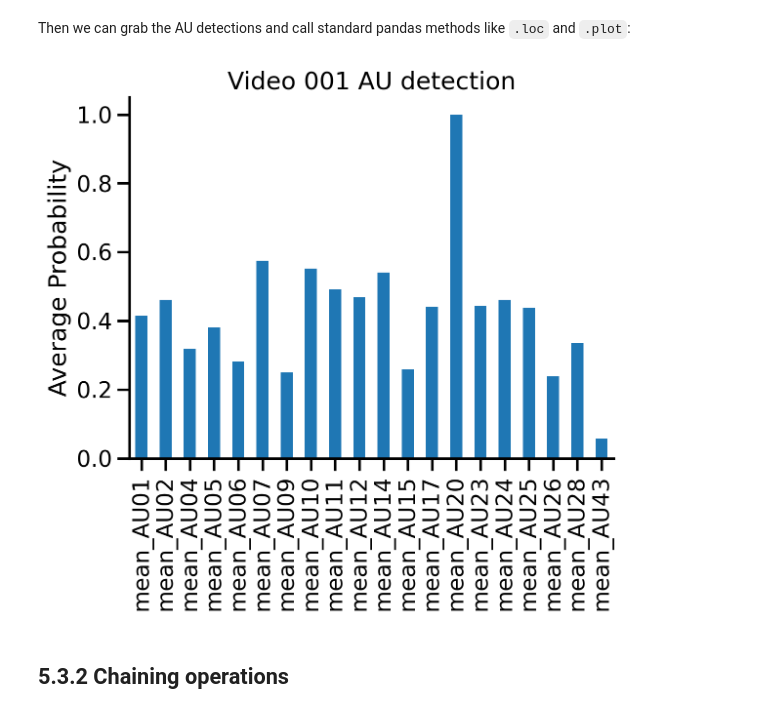
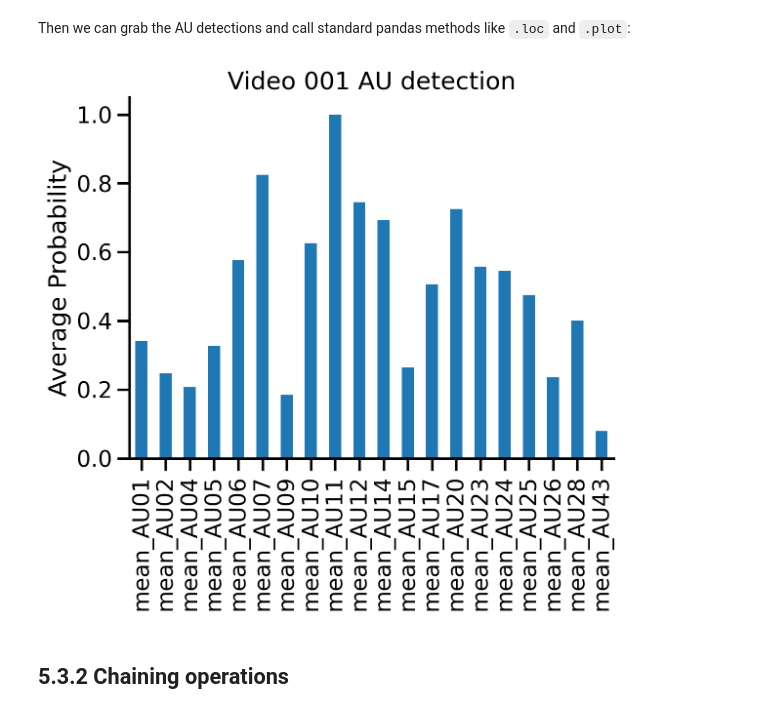
Before and after one commit to cosanlab/py-feat, a Jupyter notebook: docs/basic_tutorials/05_fex_analysis.ipynb, the cells around one changed output. Saved outputs shown, nothing was run; the diff lists cells and outputs as text; code cells hidden in the pictures.

```diff
--- a/docs/basic_tutorials/05_fex_analysis.ipynb
+++ b/docs/basic_tutorials/05_fex_analysis.ipynb
@@ -168,14 +168,15 @@ video_means # 20 rows for 20 videos
 Then we can grab the AU detections and call standard pandas methods like `.loc` and `.plot`:
 # %%
 # Grab the aus just for video 1
-video001_aus = video_means.aus.loc['001.csv']
+video001_aus = video_means.aus.loc['001.mp4']
+# video001_aus = video_means.aus.loc['001.csv'] # if loading pre-computed csv
 
 # Plot them
 ax = video001_aus.plot(kind='bar', title='Video 001 AU detection');
 ax.set(ylabel='Average Probability');
 sns.despine();
 # %% [output]
-[figure, old version]
+[figure, new version]
 # %% [markdown]
 ## 5.3.2 Chaining operations
 # %% [markdown]
```
Also changed, not shown: parts of 8 cells of this notebook, 1 other file.
